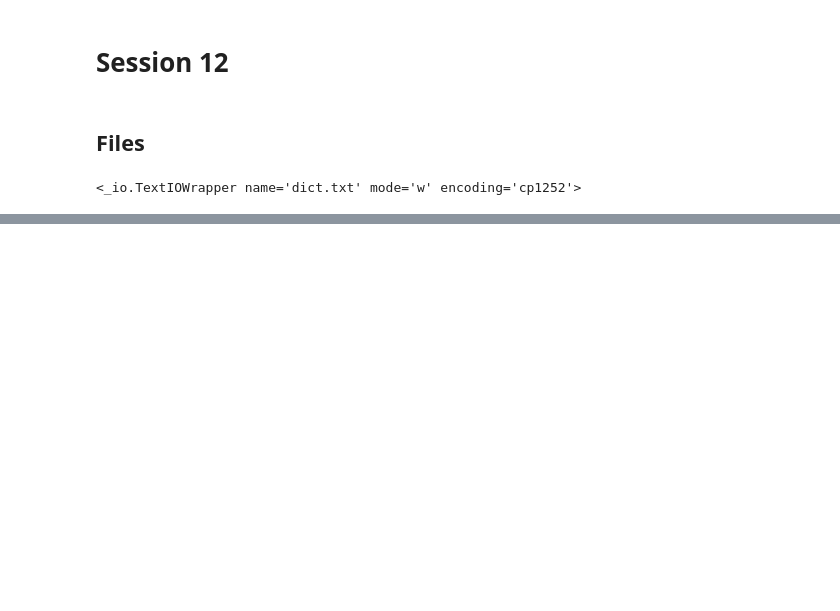
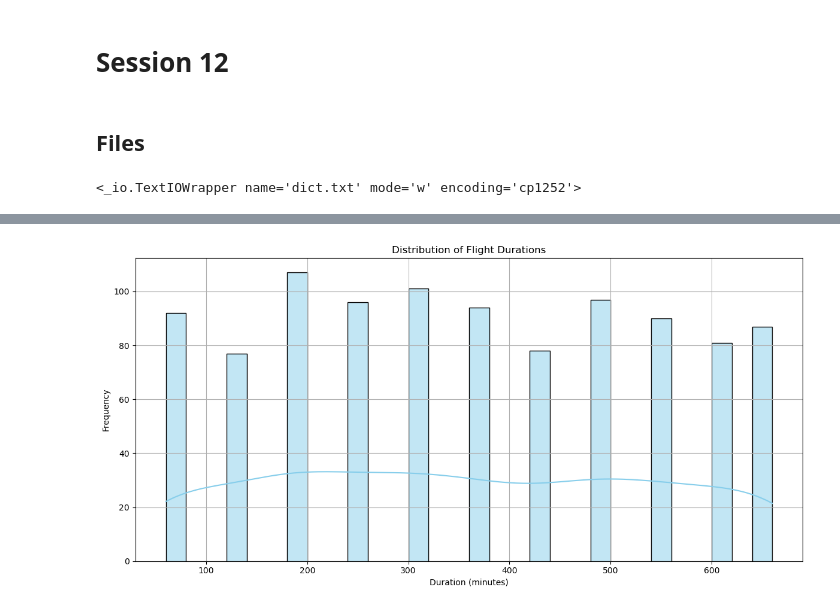
Before and after one commit to SinaSherkatAMv/Computer-Class, a Jupyter notebook: The notebook.ipynb, the cells around one changed output, grey strips where cells are left out. Drawn from its saved outputs; the diff is of its cells as text; code cells hidden in the pictures; blank space fills up the shorter version.

```diff
--- a/The notebook.ipynb
+++ b/The notebook.ipynb
@@ -362,0 +1384,87 @@ print(amirProfile)
+# %%
+import numpy as np
+import pandas as pd
+import matplotlib.pyplot as plt
+import seaborn as sns
+
+# Generate synthetic flight dataset
+np.random.seed(42)
+num_flights = 1000
+
+# Create synthetic flight data
+data = {
+    'Flight_Number': [f'IR{1000 + i}' for i in range(num_flights)],
+    'Airline': np.random.choice(['Iran Air', 'Mahan Air', 'Aseman Airlines', 'Qeshm Air', 'Taban Air'], num_flights),
+    'Origin_Airport': np.random.choice(['IKA', 'SYZ', 'TBZ', 'ISF'], num_flights),
+    'Destination_Airport': np.random.choice(['IKA', 'SYZ', 'TBZ', 'ISF'], num_flights),
+    'Departure_Time': pd.date_range(start='2023-01-01', periods=num_flights, freq='H'),
+    'Arrival_Time': pd.date_range(start='2023-01-01', periods=num_flights, freq='H') + pd.to_timedelta(np.random.randint(1, 12, num_flights), unit='H'),
+    'Distance': np.random.randint(250, 3000, num_flights),
+    'Delay': np.random.randint(0, 120, num_flights),
+    'Passenger_Count': np.random.randint(50, 300, num_flights),
+    'Ticket_Price': np.random.randint(50, 500, num_flights)  # Price in USD
+}
+
+flight_data = pd.DataFrame(data)
+flight_data['Duration'] = (flight_data['Arrival_Time'] - flight_data['Departure_Time']).dt.total_seconds() / 60  # Duration in minutes
+
+# Step 1: Basic summary statistics
+print(flight_data.describe())
+
+# Step 2: Visualization 1 - Flight Duration Distribution
+plt.figure(figsize=(12, 6))
+sns.histplot(flight_data['Duration'], bins=30, kde=True, color='skyblue')
+plt.title('Distribution of Flight Durations')
+plt.xlabel('Duration (minutes)')
+plt.ylabel('Frequency')
+plt.grid(True)
+plt.tight_layout()
+plt.savefig('flight_duration_distribution.png')
+plt.show()
+
+# Step 3: Visualization 2 - Passenger Count vs. Ticket Price
+plt.figure(figsize=(10, 6))
+sns.scatterplot(data=flight_data, x='Ticket_Price', y='Passenger_Count', hue='Airline', palette='Set2')
+plt.title('Passenger Count vs. Ticket Price by Airline')
+plt.xlabel('Ticket Price (USD)')
+plt.ylabel('Passenger Count')
+plt.grid(True)
+plt.tight_layout()
+plt.savefig('passenger_count_vs_ticket_price.png')
+plt.show()
+
+# Step 4: Heatmap - Correlation between numeric features
+plt.figure(figsize=(10, 8))
+correlation_matrix = flight_data[['Distance', 'Delay', 'Passenger_Count', 'Ticket_Price', 'Duration']].corr()
+sns.heatmap(correlation_matrix, annot=True, cmap='coolwarm', linewidths=0.5)
+plt.title('Correlation Heatmap of Flight Features')
+plt.tight_layout()
+plt.savefig('flight_features_correlation_heatmap.png')
+plt.show()
+
+# Step 5: Visualization 3 - Flight Count per Airline
+plt.figure(figsize=(10, 6))
+sns.countplot(data=flight_data, x='Airline', order=flight_data['Airline'].value_counts().index, palette='viridis')
+plt.title('Flight Count by Airline')
+plt.xlabel('Airline')
+plt.ylabel('Number of Flights')
+plt.xticks(rotation=45)
+plt.tight_layout()
+plt.savefig('flight_count_by_airline.png')
+plt.show()
+
+# Step 6: Analysis - Delays by Origin Airport
+plt.figure(figsize=(10, 6))
+sns.boxplot(data=flight_data, x='Origin_Airport', y='Delay', palette='pastel')
+plt.title('Delays by Origin Airport')
+plt.xlabel('Origin Airport')
+plt.ylabel('Delay (minutes)')
+plt.tight_layout()
+plt.savefig('delays_by_origin_airport.png')
+plt.show()
+
+# Save dataset to CSV
+output_file = 'synthetic_flight_data.csv'
+flight_data.to_csv(output_file, index=False)
+print(f"Synthetic flight data saved to {output_file}")
+# %% [output]
@@ -362,0 +1490 @@ print(amirProfile)
+[figure, added]
```
Also changed, not shown: parts of 44 cells of this notebook.
